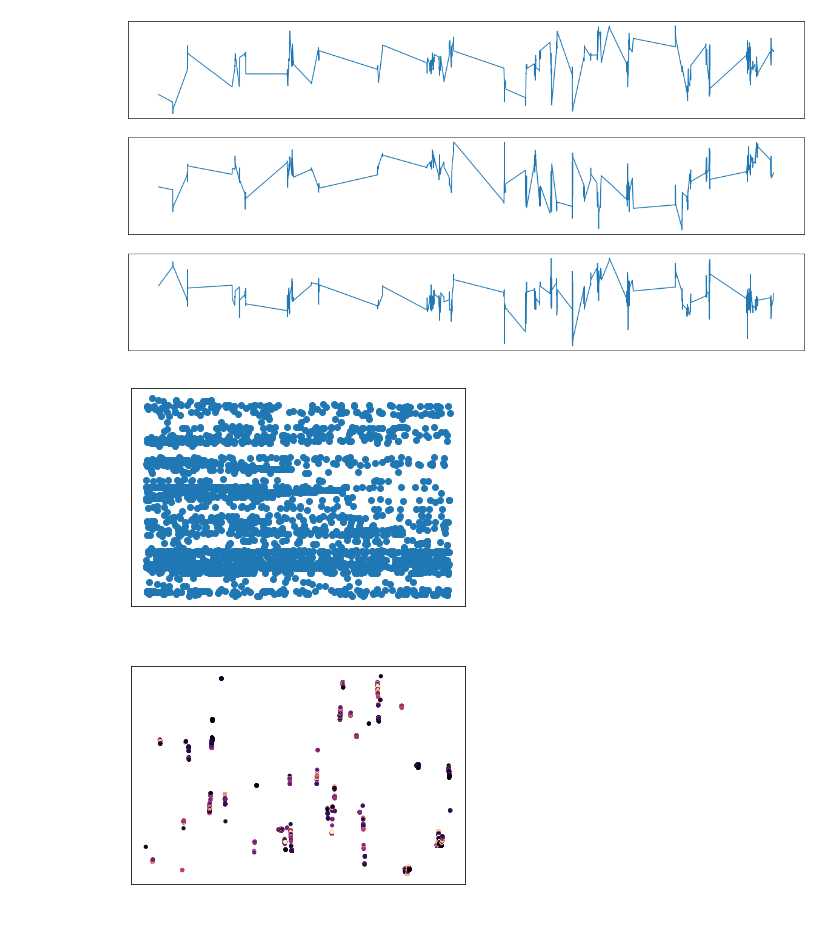
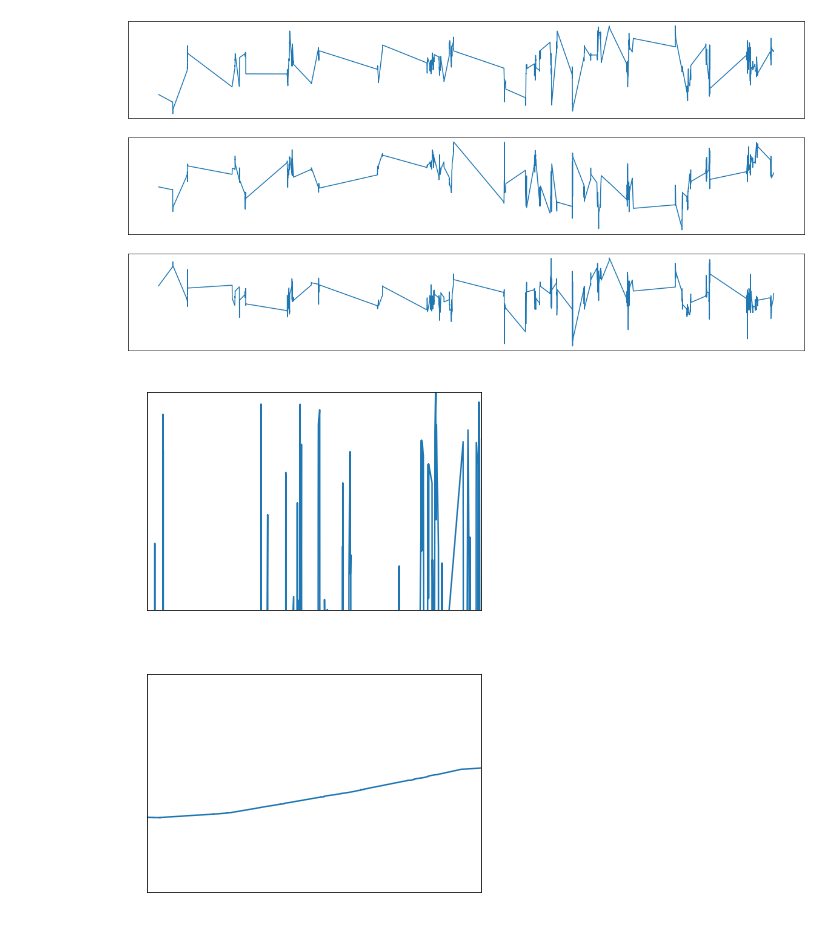
Before and after one commit to arunavanag591/odor_analysis, a Jupyter notebook: data_exploration/camera_tracker.ipynb, the cells around one changed output. Drawn from its saved outputs; the diff is of its cells as text; code cells hidden in the pictures.

Commit message:
odor analysis bag06

```diff
--- a/data_exploration/camera_tracker.ipynb
+++ b/data_exploration/camera_tracker.ipynb
@@ -312,25 +312,29 @@ df_pos['odor_concentration'] = df_tmp['_analog_output_data']
 # %%
 #distance plot where odor was encountered
 fig_distance = plt.figure()
 ax_distance = fig_distance.add_subplot(111)
-ax_distance.scatter(df_pos["odor_concentration"], df_pos["distance"])
-ax_distance.set_xlabel('Odor')
-ax_distance.set_ylabel('Distance')
+ax_distance.plot( df_pos["distance"], df_pos["odor_concentration"])
+ax_distance.set_xlabel('Distance From Source (meters)')
+ax_distance.set_ylabel('Odor Concentration')
+ax_distance.set_ylim(9,10)
+ax_distance.set_xlim(5,7)
 hp.plot_color(ax_distance)
 
 ## time encounters will have a specific pattern with increasing distance
 ## wind velocity , time, distance
 # %% [output]
-[figure, old version]
+[figure, new version]
 # %%
 #odor encounters
 
 fig_dist_odor = plt.figure()
 ax_dist_odor = fig_dist_odor.add_subplot(111)
-ax_dist_odor.scatter(df_pos["time"], df_pos["distance"], c=df_pos['odor_concentration'], s=10, cmap='magma')
+ax_dist_odor.plot(df_pos["time"], df_pos["distance"])
 ax_dist_odor.set_xlabel('Time, seconds')
 ax_dist_odor.set_ylabel('Distance, meters')
+ax_dist_odor.set_ylim(5,7)
+ax_dist_odor.set_xlim(507,508)
 #plt.plot([39.67650835454546], [-119.82060767454543], marker='x', markersize=20, color="black")
 hp.plot_color(ax_dist_odor)
 # %% [output]
-[figure, old version]
+[figure, new version]
```
Also changed, not shown: parts of 4 cells of this notebook, 8 other files.
